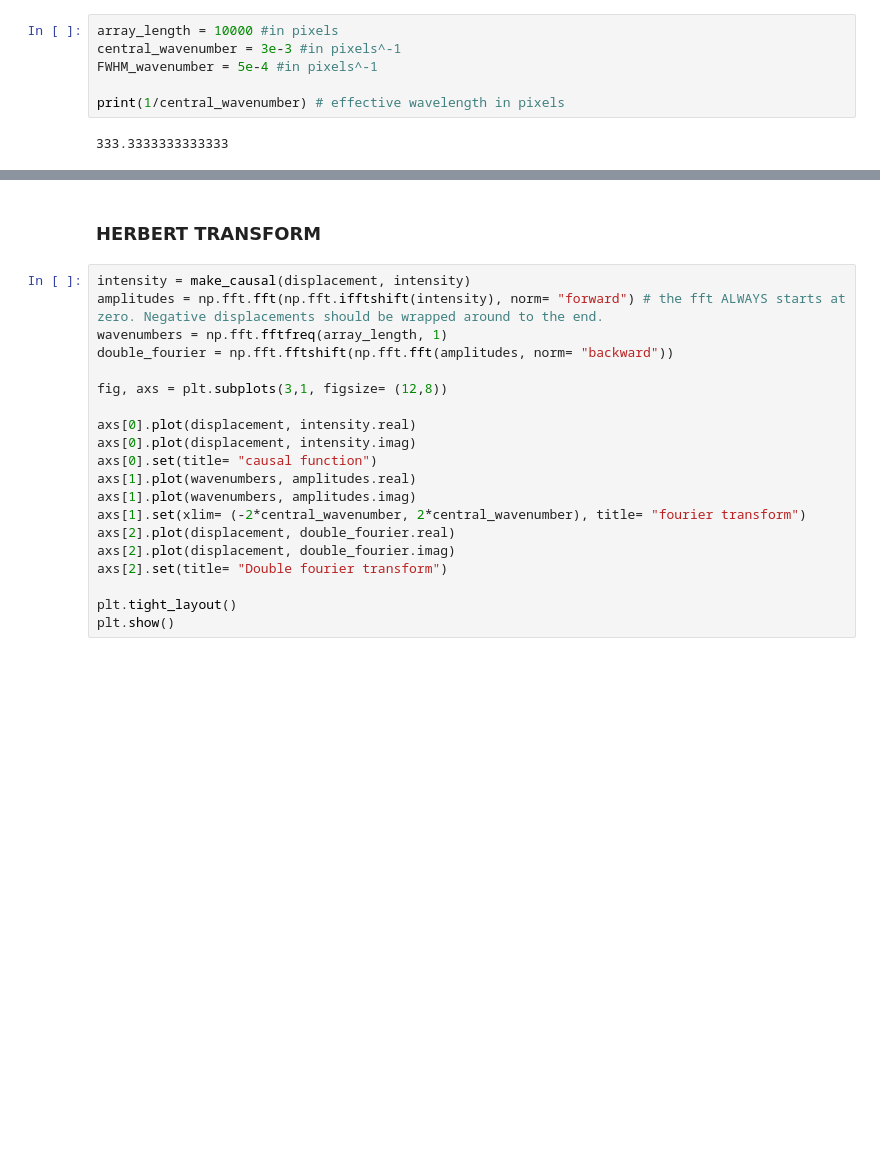
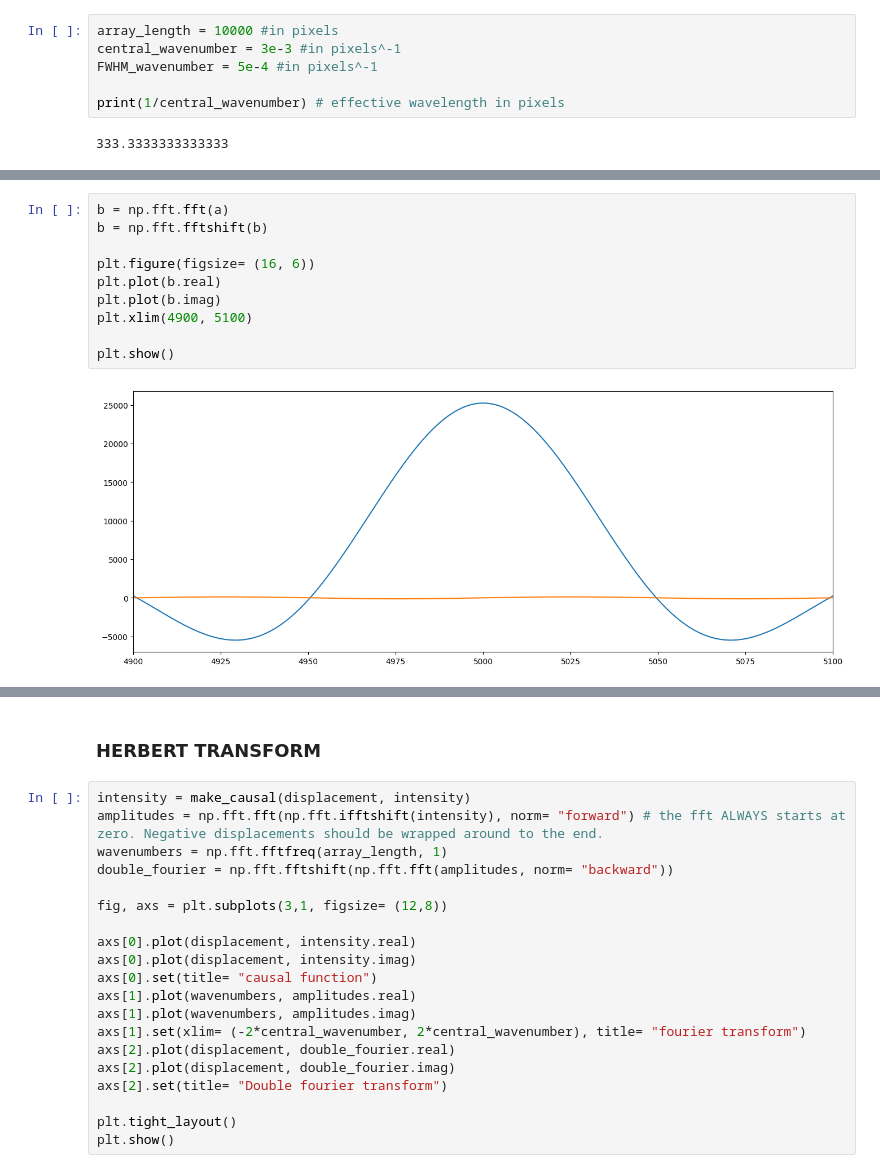
Before and after one commit to Jammi-Dodgers/THz-interferometry, a Jupyter notebook: kramers_kronig_test.ipynb, the cells around one changed output, grey strips where cells are left out. Drawn from its saved outputs; the diff is of its cells as text; blank space fills up the shorter version.

```diff
--- a/kramers_kronig_test.ipynb
+++ b/kramers_kronig_test.ipynb
@@ -61,0 +77,12 @@ plt.show()
+# %%
+b = np.fft.fft(a)
+b = np.fft.fftshift(b)
+
+plt.figure(figsize= (16, 6))
+plt.plot(b.real)
+plt.plot(b.imag)
+plt.xlim(4900, 5100)
+
+plt.show()
+# %% [output]
+[figure, added]
```
Also changed, not shown: parts of 4 cells of this notebook, 6 other files.
